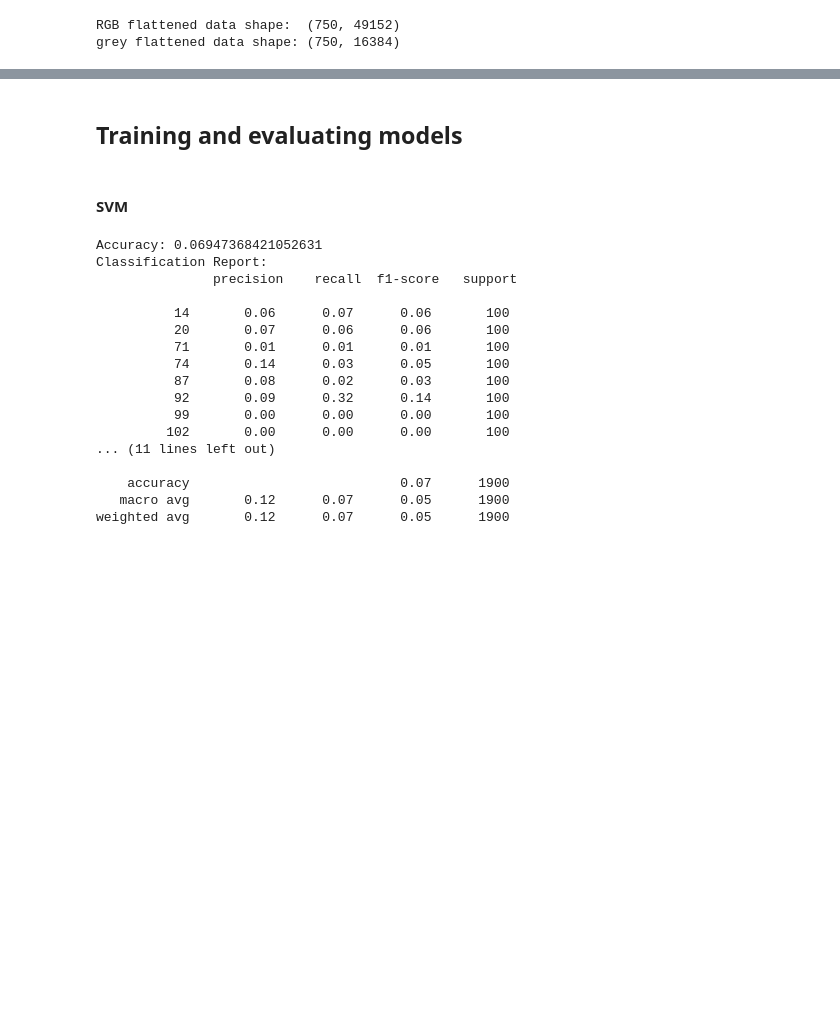
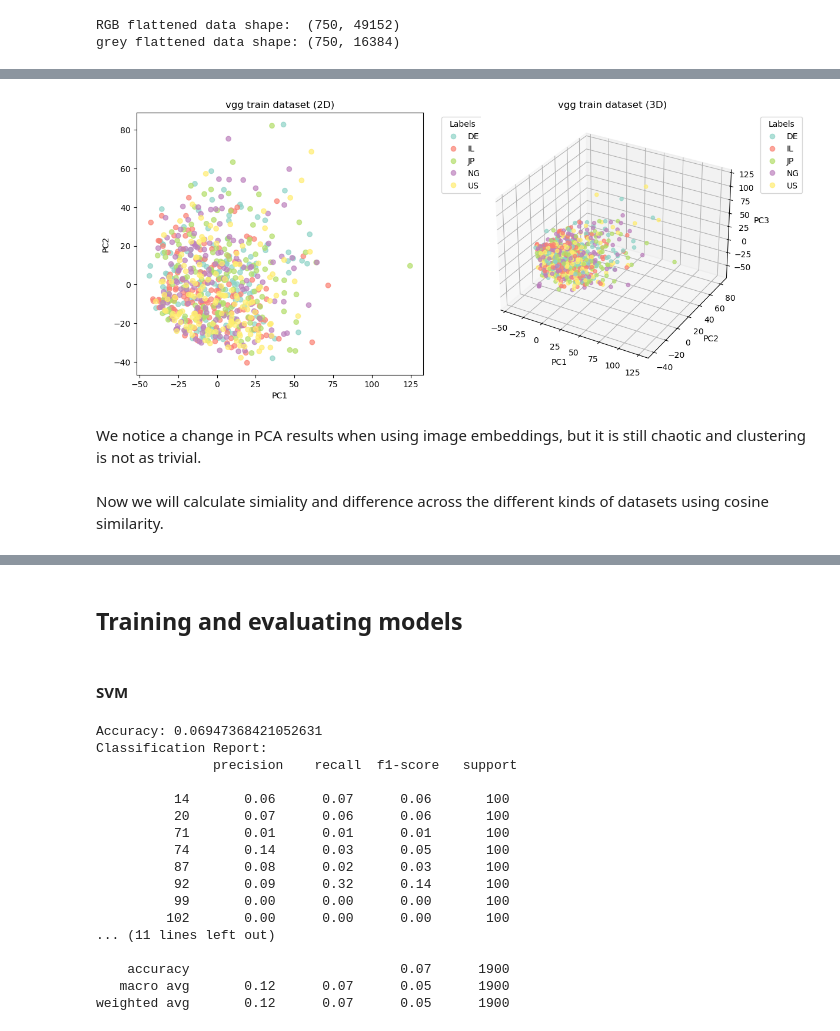
Before and after one commit to Ely6899/ML_final_project, a Jupyter notebook: project_notebook.ipynb, the cells around one changed output, grey strips where cells are left out. Drawn from its saved outputs; the diff is of its cells as text; code cells hidden in the pictures; blank space fills up the shorter version.

```diff
--- a/project_notebook.ipynb
+++ b/project_notebook.ipynb
@@ -223,0 +355,50 @@ plot_pca(X_gray, labels_grey, n_components=3)
+# %%
+# Copy the model without the final classifier layer
+embedding_model = torch.nn.Sequential(*list(vgg_16_model.children())[:-1]).to(dl_device)
+# %%
+embeddings = []
+embeddings_labels = []
+
+with torch.no_grad():
+    for imgs, lbls in tqdm(train_loader):
+        imgs = imgs.to(dl_device)
+        feats = embedding_model(imgs)           # (B, 512, 7, 7)
+        vecs = feats.view(feats.size(0), -1)     # (B, 25088)
+        embeddings.append(vecs.cpu().numpy())
+        embeddings_labels.extend(lbls)
+
+embeddings = np.vstack(embeddings)
+# %%
+df_vgg_embeddings = pd.DataFrame(embeddings)
+df_vgg_embeddings['label'] = label2country(embeddings_labels)
+# %%
+X_vgg_train_pca2 = pca_2d.fit_transform(embeddings)
+X_vgg_train_pca3 = pca_3d.fit_transform(embeddings)
+
+vgg_labels = df_vgg_embeddings['label']
+# %%
+# Group 2D and 3D pairs by dataset
+datasets_vgg = [
+    (X_vgg_train_pca2, X_vgg_train_pca3, vgg_labels, "vgg train dataset"),
+]
+
+n_rows = len(datasets)
+fig = plt.figure(figsize=(12, 5 * n_rows))
+
+for i, (X2d, X3d, y, title) in enumerate(datasets_vgg):
+    # 2D subplot
+    ax2d = fig.add_subplot(n_rows, 2, i * 2 + 1)
+    plot_pca_subplot(X2d, y, ax=ax2d, n_components=2, title=f"{title} (2D)")
+
+    # 3D subplot
+    ax3d = fig.add_subplot(n_rows, 2, i * 2 + 2, projection='3d')
+    plot_pca_subplot(X3d, y, ax=ax3d, n_components=3, title=f"{title} (3D)")
+
+plt.tight_layout()
+plt.show()
+# %% [output]
+[figure, added]
+# %% [markdown]
+We notice a change in PCA results when using image embeddings, but it is still chaotic and clustering is not as trivial.
+# %% [markdown]
+Now we will calculate simiality and difference across the different kinds of datasets using cosine similarity.
```
Also changed, not shown: parts of 40 cells of this notebook.
